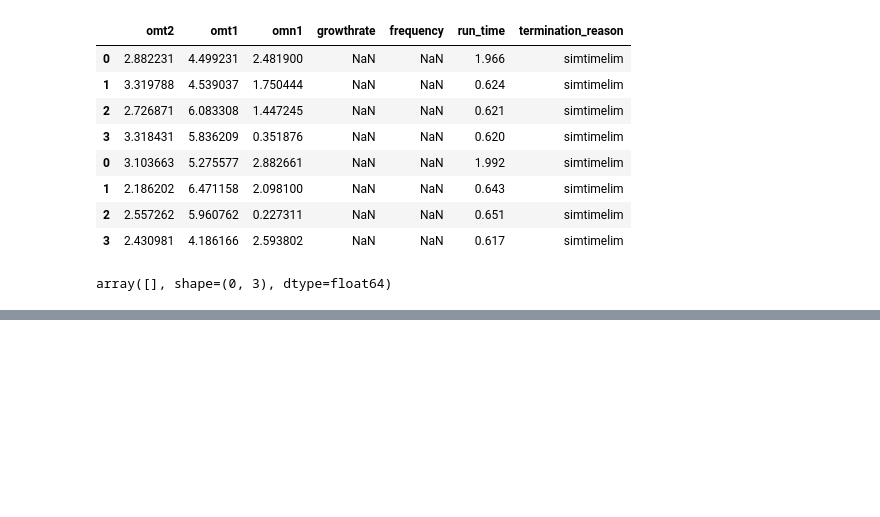
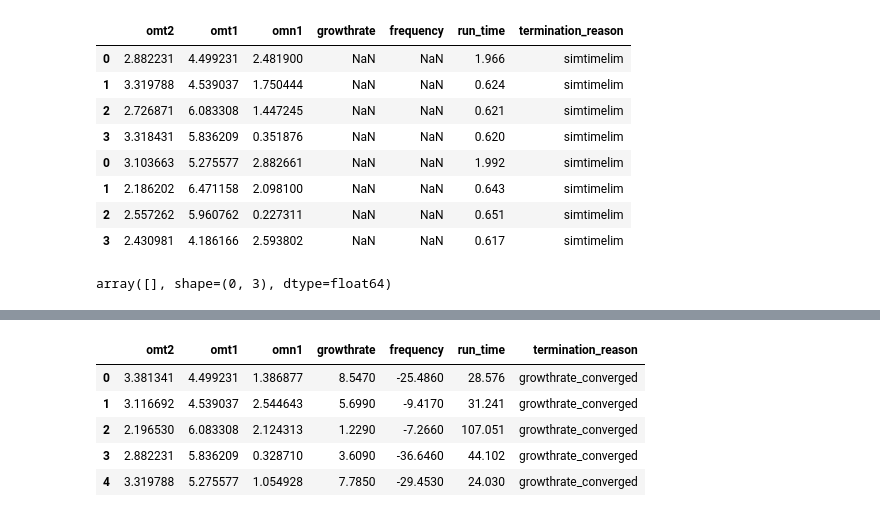
Before and after one commit to DanHarJor/DEEPlasma, a Jupyter notebook: get_data_tutorial.ipynb, the cells around one changed output, grey strips where cells are left out. Saved outputs shown, nothing was run; the diff lists cells and outputs as text; code cells hidden in the pictures; blank space fills up the shorter version.

```diff
--- a/get_data_tutorial.ipynb
+++ b/get_data_tutorial.ipynb
@@ -201,5 +201,5 @@ from config import Config
 config = Config()
 
 parser = GENE_scan_parser(config)
-remote_save_dir = '/scratch/project_462000451/gene_out/gene_auto/code_debug_simtimelim'
-code_debug_simtimelim_data = ScanData2('code_debug_simtimelim',  parser=parser, config=config, remote_save_dir=remote_save_dir, split_ratio=[0.4,0.1,0.5])
+remote_save_dir = '/scratch/project_462000451/gene_out/gene_auto/data_gen_tutorial4'
+data_gen_tutorial4_data = ScanData2('data_gen_tutorial4',  parser=parser, config=config, remote_save_dir=remote_save_dir, split_ratio=[0.4,0.1,0.5])
@@ -206,3 +224,12 @@ code_debug_simtimelim_data = ScanData2('code_debug_simtimelim',  parser=parser,
+# %%
+data_gen_tutorial4_data.df
+# %% [output]
+|  | omt2 | omt1 | omn1 | growthrate | frequency | run_time | termination_reason |
+| 0 | 3.381341 | 4.499231 | 1.386877 | 8.5470 | -25.4860 | 28.576 | growthrate_converged |
+| 1 | 3.116692 | 4.539037 | 2.544643 | 5.6990 | -9.4170 | 31.241 | growthrate_converged |
+| 2 | 2.196530 | 6.083308 | 2.124313 | 1.2290 | -7.2660 | 107.051 | growthrate_converged |
+| 3 | 2.882231 | 5.836209 | 0.328710 | 3.6090 | -36.6460 | 44.102 | growthrate_converged |
+| 4 | 3.319788 | 5.275577 | 1.054928 | 7.7850 | -29.4530 | 24.030 | growthrate_converged |
 # %%
 from GENE_ML.gene_ml.dataset.ScanData import ScanData2
 from GENE_ML.gene_ml.parsers.GENEparser import GENE_scan_parser
```
Also changed, not shown: parts of 2 cells of this notebook, 5 other files.
